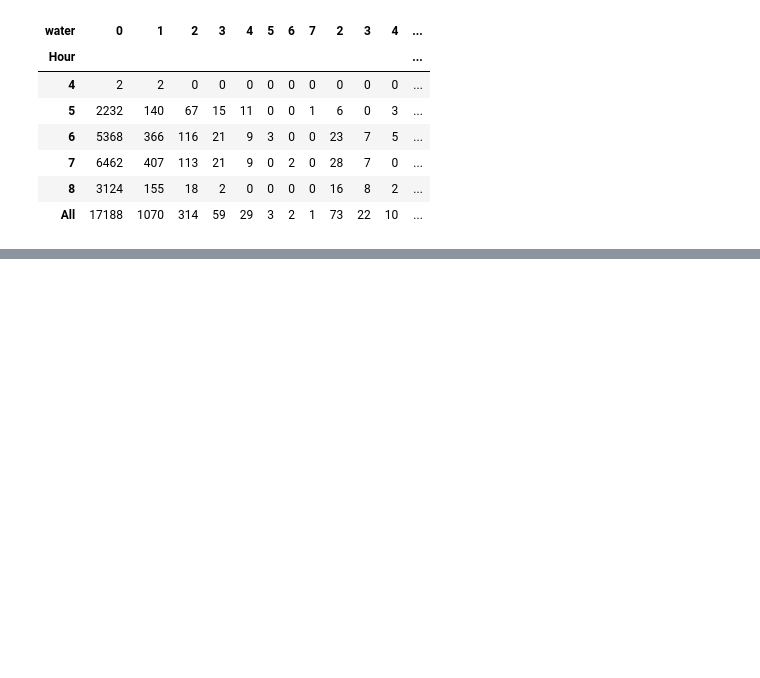
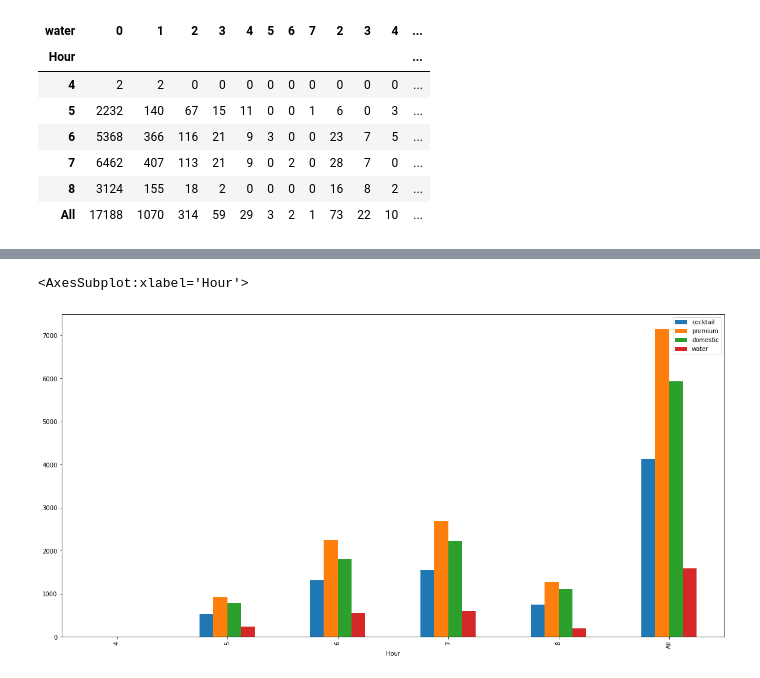
Before and after one commit to newmantldr/CIP-square-data, a Jupyter notebook: cip-data.ipynb, the cells around one changed output, grey strips where cells are left out. Cells and saved outputs as stored; diff of their text form; code cells hidden in the pictures; blank space fills up the shorter version.

```diff
--- a/cip-data.ipynb
+++ b/cip-data.ipynb
@@ -506,0 +421,11 @@ plt.show()
+# %%
+waterStat = watertab['All'] - watertab[0]
+domesticStat = domesticTab['All'] - domesticTab[0]
+premiumStat = premiumTab['All'] - premiumTab[0]
+cocktailStat = cocktailTab['All'] - cocktailTab[0]
+# %%
+hours = [4, 5, 6, 7, 8, 'All']
+compStats = {'hours': hours, 'cocktail': cocktailStat, 'premium': premiumStat,
+             'domestic': domesticStat, 'water': waterStat}
+df = pd.DataFrame(compStats)
+df
@@ -506,0 +441,5 @@ plt.show()
+# %%
+df.plot.bar(figsize = (20,10))
+# %% [output]
+<AxesSubplot:xlabel='Hour'>
+[figure, added]
```
Also changed, not shown: parts of 11 cells of this notebook.
